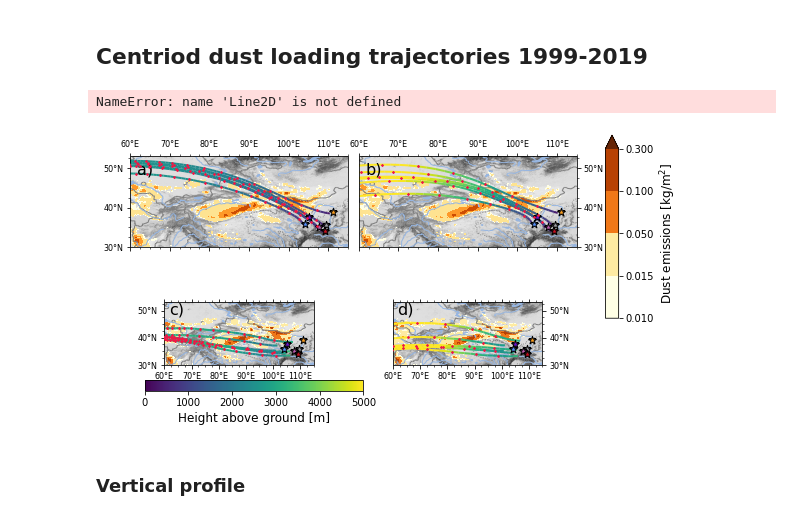
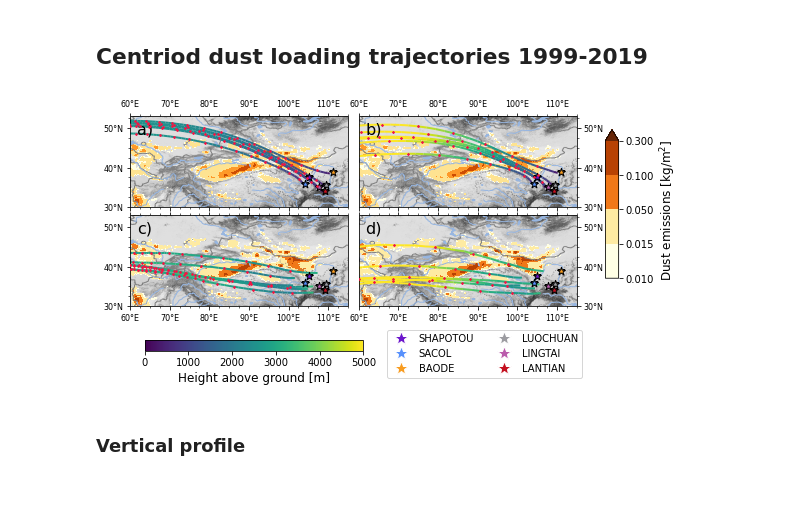
Before and after one commit to MasterOnDust/AGU_JGR_CLP_SOURCE_WORKFLOW, a Jupyter notebook: Master_thesis_UiO_workflow/workflow/notebooks/AGU_paper_figures/Dust_loading_trajectory_analysis.py.ipynb, the cells around one changed output. Drawn from its saved outputs; the diff is of its cells as text; code cells hidden in the pictures; blank space fills up the shorter version.

Commit message:
update trajectory map plotting

```diff
--- a/Master_thesis_UiO_workflow/workflow/notebooks/AGU_paper_figures/Dust_loading_trajectory_analysis.py.ipynb
+++ b/Master_thesis_UiO_workflow/workflow/notebooks/AGU_paper_figures/Dust_loading_trajectory_analysis.py.ipynb
@@ -83,8 +84,8 @@ lax.tick_params(axis="x", which='both',bottom=True, top=True, labelbottom=False,
 rax.tick_params(axis="x", which='both', bottom=True, top=True, labelbottom=False, labeltop=True)
 rax.yaxis.tick_right()
 
-lax = fig.add_subplot(gs[3:,0], projection=ccrs.PlateCarree())
-rax = fig.add_subplot(gs[3:,1],projection=ccrs.PlateCarree())
+lax = fig.add_subplot(gs[2:,0], projection=ccrs.PlateCarree())
+rax = fig.add_subplot(gs[2:,1],projection=ccrs.PlateCarree())
 cmap = matplotlib.cm.get_cmap('YlOrBr', 6)
 mean_emissions.plot.contourf(ax=lax,
                              cmap=cmap,
@@ -99,36 +100,35 @@ rax.tick_params(axis="x", which='both', bottom=True, top=True, labelbottom=True,
 rax.yaxis.tick_right()
 lax.set_extent([60,115,30,50])
 rax.set_extent([60,115,30,50])
 lax.set_xticks([60,70, 80, 90, 100, 110])
 rax.set_xticks([60,70, 80, 90, 100, 110])
 lax.set_yticks([30, 40, 50])
 rax.set_yticks([30, 40, 50])
 rax.yaxis.set_ticklabels(['30°N', '40°N', '50°N'], fontsize=8)
 lax.yaxis.set_ticklabels(['30°N', '40°N', '50°N'], fontsize=8)
 lax.xaxis.set_ticklabels(['60°E','70°E','80°E', '90°E', '100°E', '110°E'], fontsize=8)
 rax.xaxis.set_ticklabels(['60°E','70°E','80°E', '90°E', '100°E', '110°E'], fontsize=8)
 
 
 axes = np.array(fig.get_axes())
 add_letter(axes, y=0.8)
 cbar_ax = fig.add_axes([0.15,0.05, 0.38,0.03])
 fig.colorbar(cm.ScalarMappable(norm=matplotlib.colors.Normalize(vmin=0,vmax=5000)),
                  label='Height above ground [m]',orientation='horizontal',cax=cbar_ax)
-cbar_ax2 = fig.add_axes([0.95,0.26,0.023,0.53])
+cbar_ax2 = fig.add_axes([0.95,0.26,0.023,0.43])
 fig.colorbar(cs, cax=cbar_ax2,label= 'Dust emissions [kg/$\mathrm{m}^2$]',extendfrac=0.08)
 h, _ = lax.get_legend_handles_labels()
 
 
 locsdf = get_locations_CLP()
 legend_elems = [Line2D([0],[0], marker='*',markerfacecolor=locsdf.loc[site,'color'], label=site, markersize=15, color='w') for site in locs]
 
 fig.legend(handles=legend_elems, bbox_to_anchor=(0.74, 0.042), loc='center',ncol=2)
 
 if to_file:
     plt.savefig(snakemake.output.path_map, bbox_inches='tight')
 # %% [output]
-NameError: name 'Line2D' is not defined
-[figure, old version]
+[figure, new version]
 # %% [markdown]
 ### Vertical profile
 # %%
```
Also changed, not shown: parts of 1 cell of this notebook.
